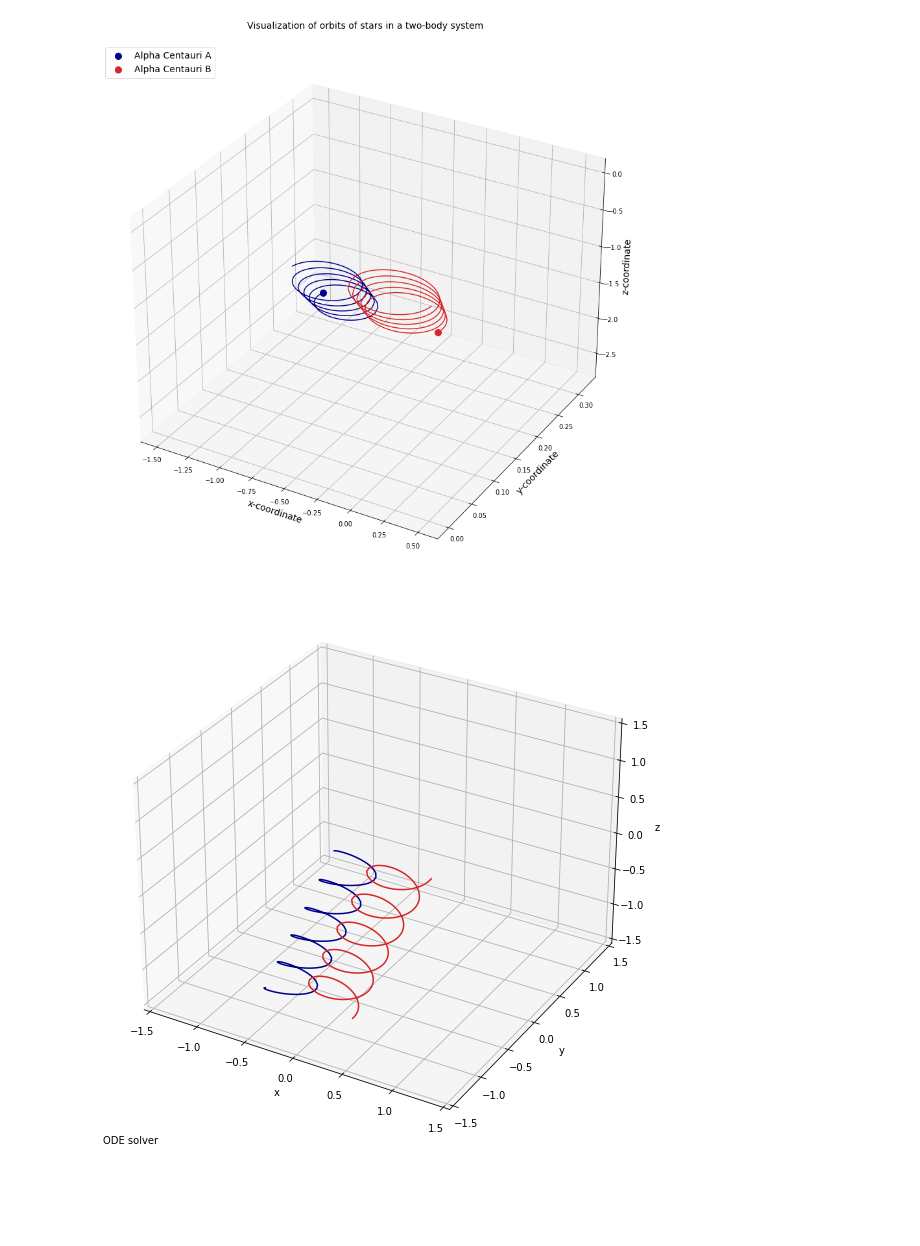
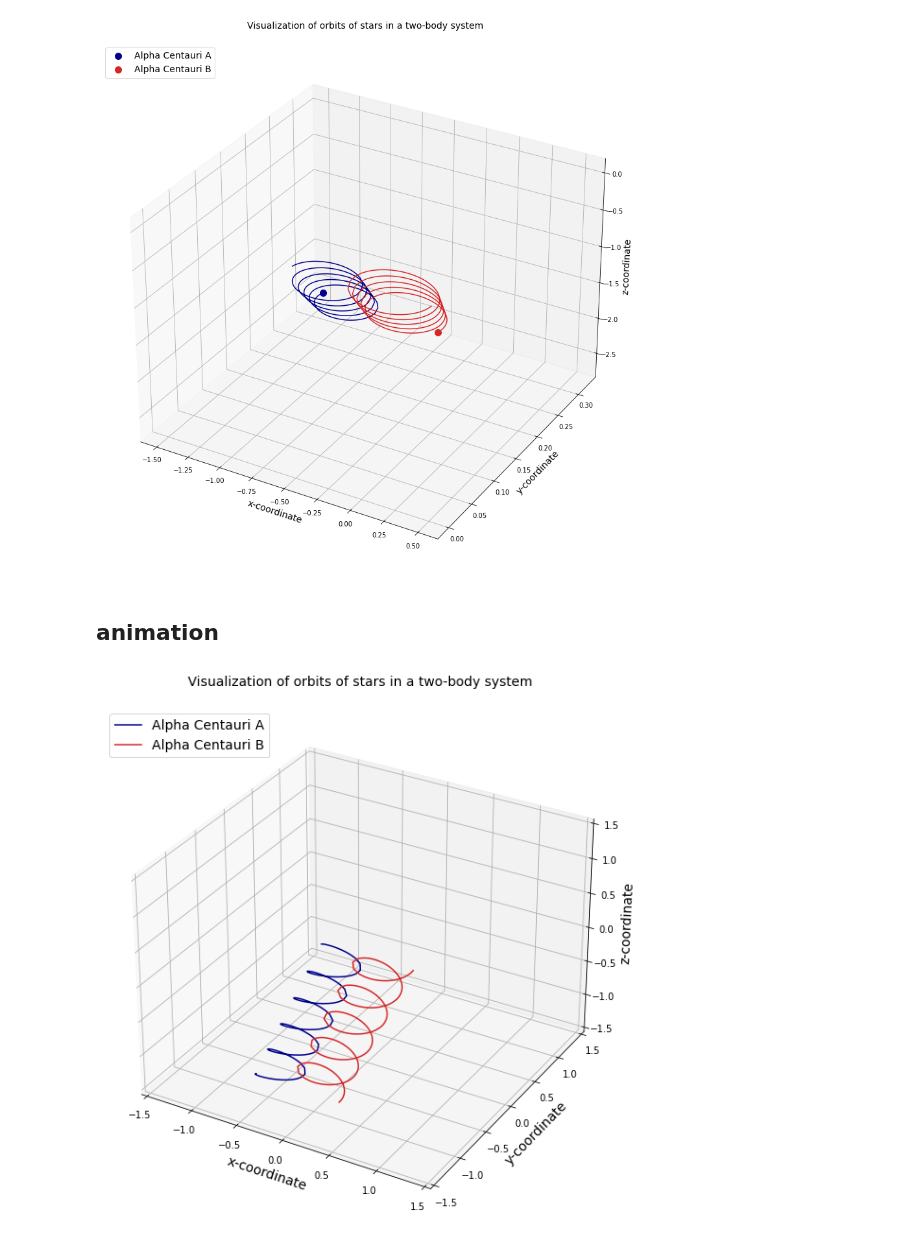
Before and after one commit to Ewen2015/DataScienceNotes, a Jupyter notebook: pygame/threebody/001_matplot_animation.ipynb, the cells around one changed output. Cells and saved outputs as stored; diff of their text form; code cells hidden in the pictures; blank space fills up the shorter version.

```diff
--- a/pygame/threebody/001_matplot_animation.ipynb
+++ b/pygame/threebody/001_matplot_animation.ipynb
@@ -72,7 +70,8 @@ def TwoBodyEquations(w,t,G,m1,m2):
 #Package initial parameters
 init_params=np.array([r1,r2,v1,v2]) #create array of initial params
 init_params=init_params.flatten() #flatten array to make it 1D
-time_span=np.linspace(0,8,500) #8 orbital periods and 500 points
+
+time_span=np.linspace(0,8,300) #8 orbital periods and 500 points
 
 #Run the ODE solver
 import scipy.integrate
@@ -106,3 +103,5 @@ from matplotlib import animation
+# %% [markdown]
+## animation
 # %%
 fig = plt.figure(figsize=(10,10))
 
@@ -111,42 +110,48 @@ ax = fig.add_subplot(111, projection="3d")
 ax.set_xlim(-1.5, 1.5)
 ax.set_ylim(-1.5, 1.5)
 ax.set_zlim(-1.5, 1.5)
-ax.set_xlabel("x")
-ax.set_ylabel("y")
-ax.set_zlabel("z")
-ax.text2D(0, 0, "ODE solver", transform=ax.transAxes)
 
+sol = [r1_sol, r2_sol]
 colors = ["darkblue", "tab:red"]
+labels = ["Alpha Centauri A", "Alpha Centauri B"]
+
 lines = []
 for i in range(2):
-    line, = ax.plot([], [], [], color=colors[i])
+    line, = ax.plot([], [], [], color=colors[i], label=labels[i])
     lines.append(line)
 
 def init():
     for line in lines:
         line.set_data([], [])
         line.set_3d_properties([])
     return lines
 
-sol = [r1_sol, r2_sol]
-
 def animate(i):
-
     for m, line in enumerate(lines):
         s = sol[m]
         x, y, z = s[:i ,0], s[:i, 1], s[:i, 2]
 
         line.set_data(x, y)
         line.set_3d_properties(z)
     return lines
 
 anim = animation.FuncAnimation(fig,
                                  animate,
                                  init_func=init,
-                                 frames=500,
-                                 interval=10,
+                                 frames=300,
+                                 interval=100,
                                  blit=True)
 
+# ax.scatter(r1_sol[-1,0],r1_sol[-1,1],r1_sol[-1,2],color="darkblue",marker="o",s=100,label="Alpha Centauri A")
+# ax.scatter(r2_sol[-1,0],r2_sol[-1,1],r2_sol[-1,2],color="tab:red",marker="o",s=100,label="Alpha Centauri B")
+
+#Add a few more bells and whistles
+ax.set_xlabel("x-coordinate", fontsize=14)
+ax.set_ylabel("y-coordinate", fontsize=14)
+ax.set_zlabel("z-coordinate", fontsize=14)
+ax.set_title("Visualization of orbits of stars in a two-body system\n", fontsize=14)
+ax.legend(loc="upper left", fontsize=14)
+
 anim.save('treebody.gif', writer=animation.PillowWriter())
 # %% [output]
-[figure, old version]
+[figure, new version]
```
Also changed, not shown: parts of 4 cells of this notebook, 1 other file.
